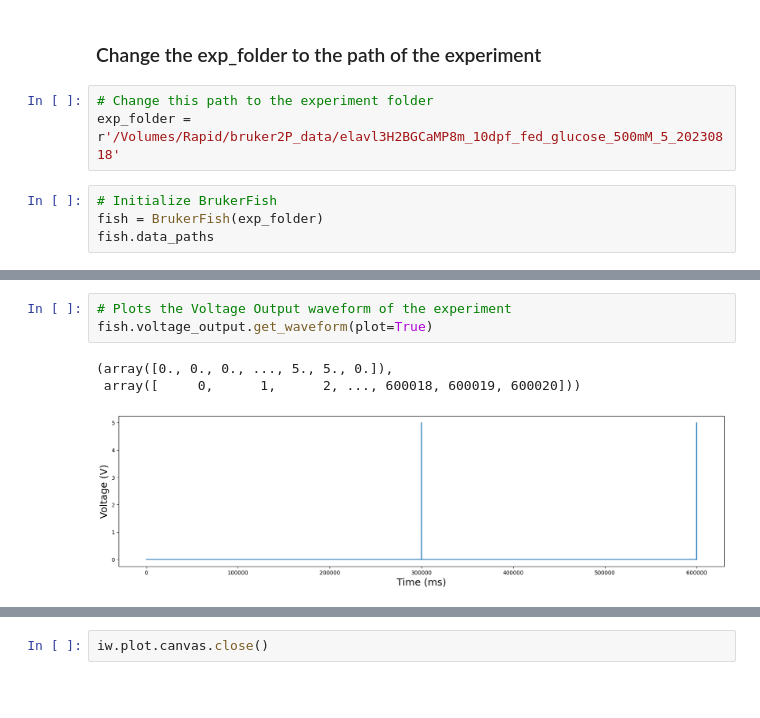
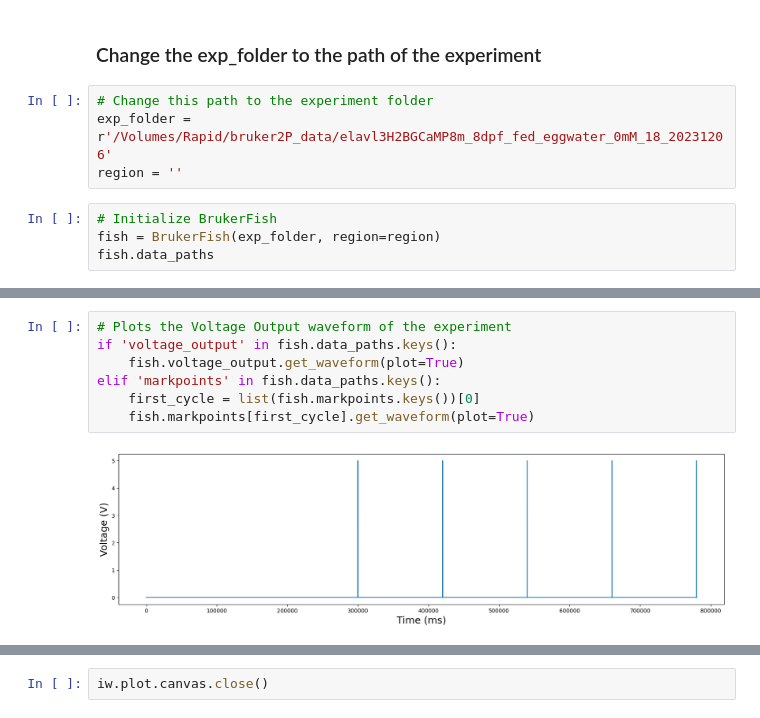
Before and after one commit to minel-arinel/caImageAnalysis, a Jupyter notebook: notebooks/0_bruker.ipynb, the cells around one changed output, grey strips where cells are left out. Drawn from its saved outputs; the diff is of its cells as text; blank space fills up the shorter version.

```diff
--- a/notebooks/0_bruker.ipynb
+++ b/notebooks/0_bruker.ipynb
@@ -12,10 +17,11 @@ from caImageAnalysis.visualize import visualize_volumes
 ### Change the exp_folder to the path of the experiment
 # %%
 # Change this path to the experiment folder
-exp_folder = r'/Volumes/Rapid/bruker2P_data/elavl3H2BGCaMP8m_10dpf_fed_glucose_500mM_5_20230818'
+exp_folder = r'/Volumes/Rapid/bruker2P_data/elavl3H2BGCaMP8m_8dpf_fed_eggwater_0mM_18_20231206'
+region = ''
 # %%
 # Initialize BrukerFish
-fish = BrukerFish(exp_folder)
+fish = BrukerFish(exp_folder, region=region)
 fish.data_paths
 # %% [output]
 The code that caused this warning is on line 22 of the file /Users/minelarinel/caImageAnalysis/caImageAnalysis/bruker_2P/voltage_output.py. To get rid of this warning, pass the additional argument 'fe ...
@@ -46,10 +43,12 @@ Batch exists. Loading batch.pickle
 # %%
 # Plots the Voltage Output waveform of the experiment
-fish.voltage_output.get_waveform(plot=True)
+if 'voltage_output' in fish.data_paths.keys():
+    fish.voltage_output.get_waveform(plot=True)
+elif 'markpoints' in fish.data_paths.keys():
+    first_cycle = list(fish.markpoints.keys())[0]
+    fish.markpoints[first_cycle].get_waveform(plot=True)
 # %% [output]
-(array([0., 0., 0., ..., 5., 5., 0.]),
- array([     0,      1,      2, ..., 600018, 600019, 600020]))
-[figure, old version]
+[figure, new version]
 # %%
 # If running for the first time, create a combined frametimes.txt and combined tif files
 fish.create_frametimes_txt()
```
Also changed, not shown: parts of 11 cells of this notebook, 1 other file.
